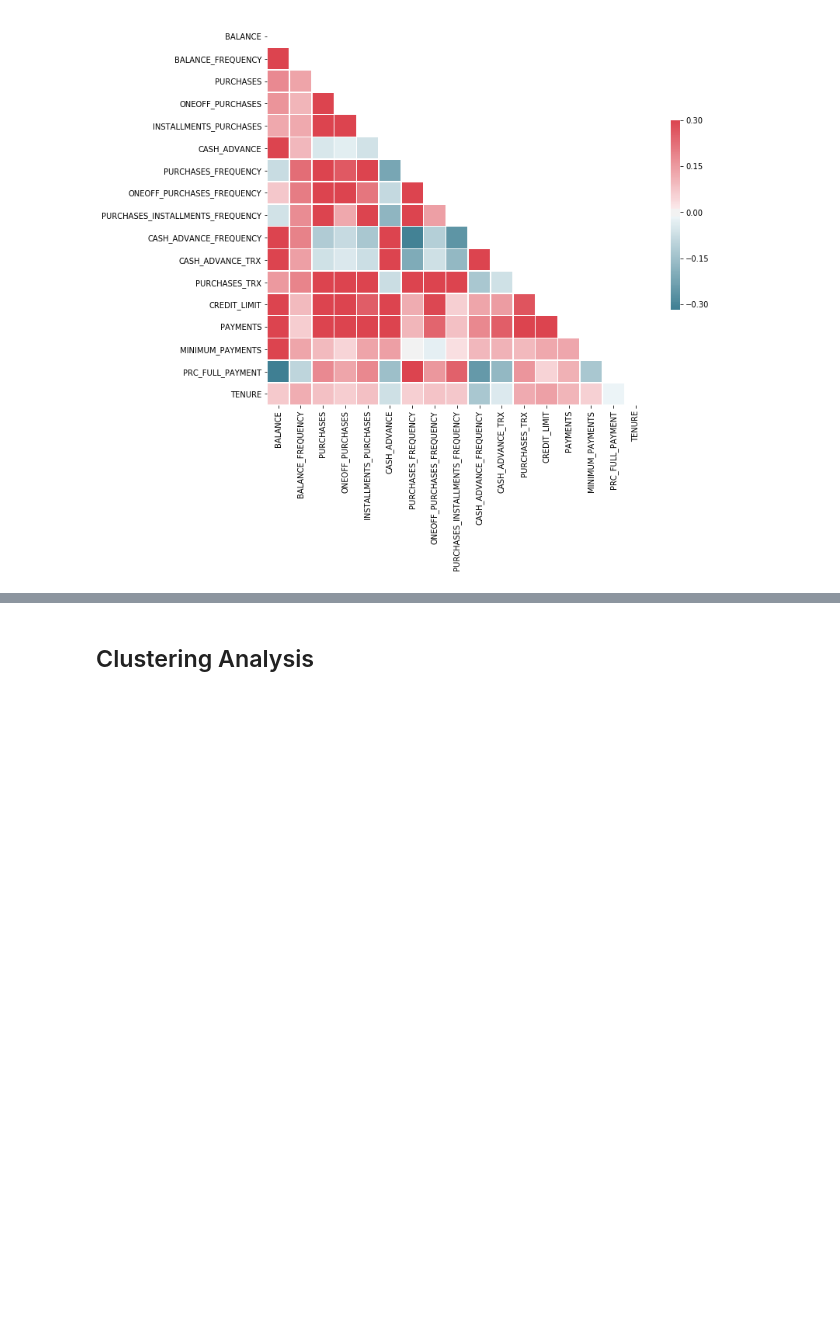
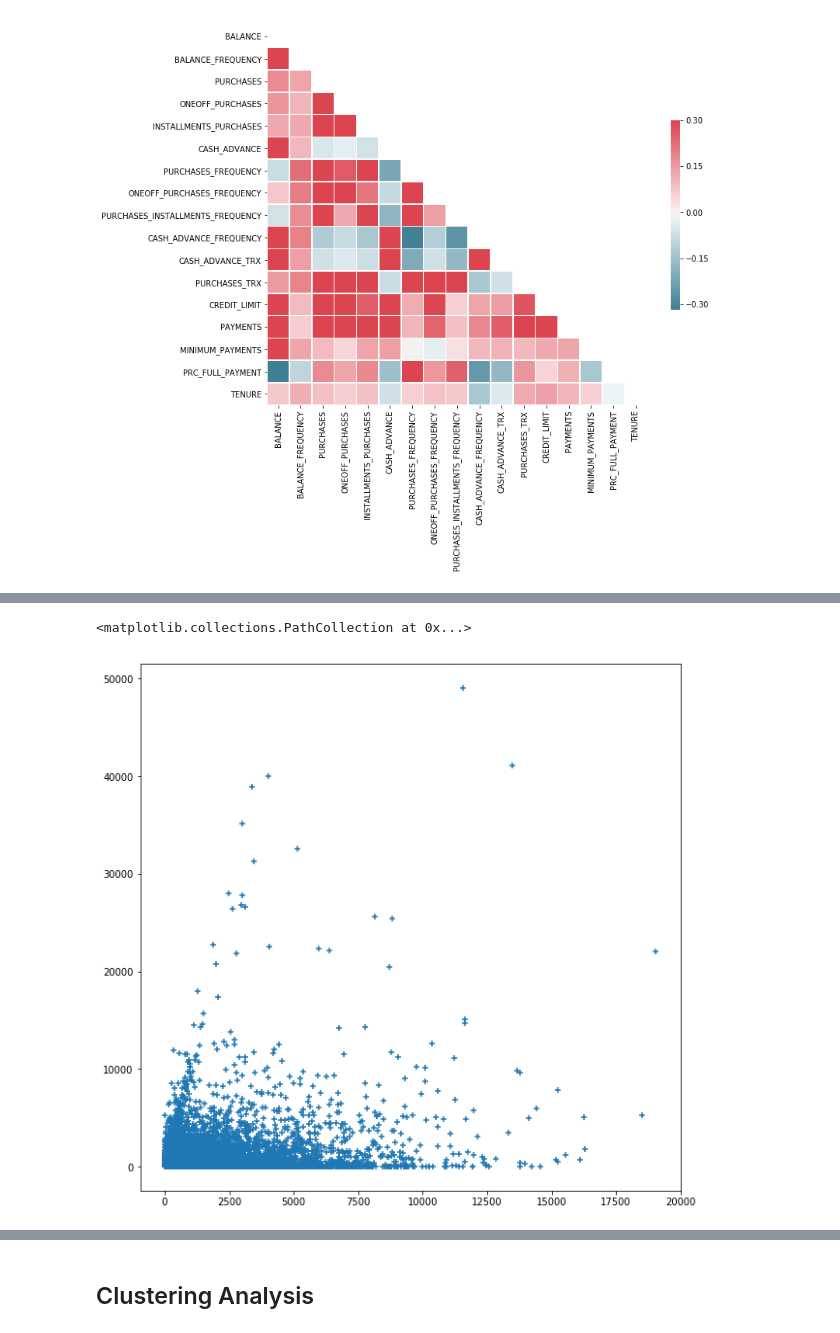
Before and after one commit to mohan-aditya05/credit_card_customer_segmentation, a Jupyter notebook: Credit Card-Segmentation.ipynb, the cells around one changed output, grey strips where cells are left out. Saved outputs shown, nothing was run; the diff lists cells and outputs as text; code cells hidden in the pictures; blank space fills up the shorter version.

```diff
--- a/Credit Card-Segmentation.ipynb
+++ b/Credit Card-Segmentation.ipynb
@@ -168,0 +179,6 @@ sns.heatmap(corr, mask=mask, cmap=cmap, vmax=.3, center=0,
+# %%
+plt.figure(figsize=(10,10))
+plt.scatter(data['BALANCE'],data['PURCHASES'],marker='+')
+# %% [output]
+<matplotlib.collections.PathCollection at 0x...>
+[figure, added]
```
Also changed, not shown: parts of 34 cells of this notebook.
